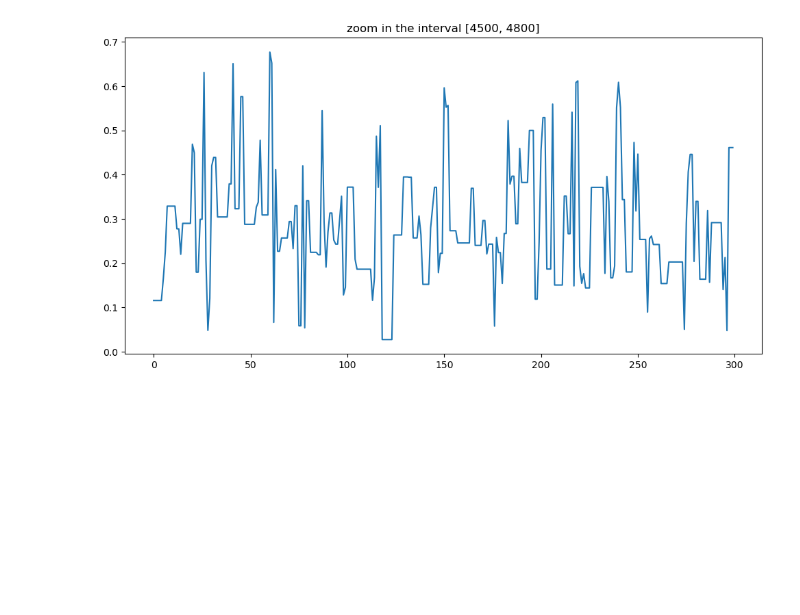
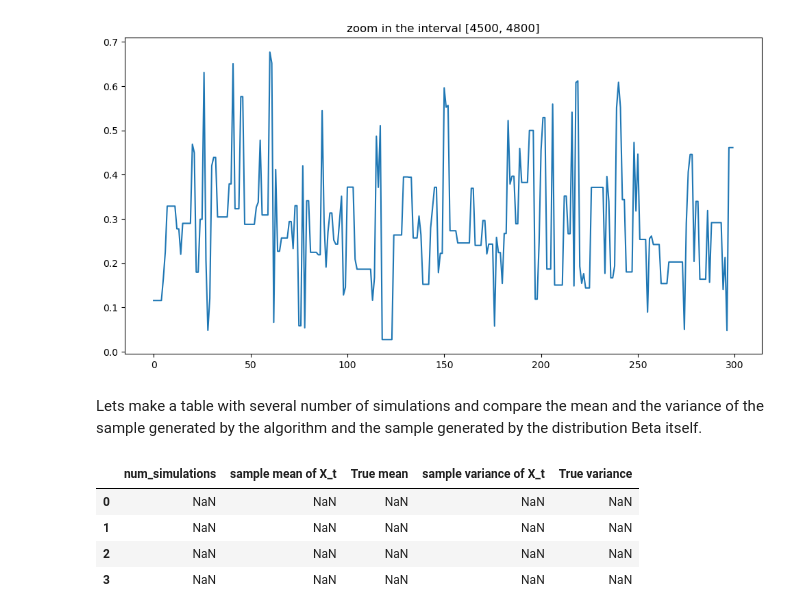
Before and after one commit to binaria010/Markov-Chain-Monte-Carlo, a Jupyter notebook: MetropolisHastingsAlg.ipynb, the cells around one changed output. Drawn from its saved outputs; the diff is of its cells as text; code cells hidden in the pictures; blank space fills up the shorter version.

```diff
--- a/MetropolisHastingsAlg.ipynb
+++ b/MetropolisHastingsAlg.ipynb
@@ -160,3 +160,16 @@ plt.title("zoom in the interval [4500, 4800]")
 plt.show()
 # %% [output]
 [figure]
+# %% [markdown]
+Lets make a table with several number of simulations and compare the mean and the variance of the sample generated by the algorithm and the sample generated by the distribution Beta itself.
+# %%
+Num_iters = [10**2, 10**3, 10**4, 10**5]
+df = pd.DataFrame({}, columns=["num_simulations", "sample mean of X_t", "True mean", "sample variance of X_t", "True variance"], index= np.arange(len(Num_iters)))
+
+df
+# %% [output]
+|  | num_simulations | sample mean of X_t | True mean | sample variance of X_t | True variance |
+| 0 | NaN | NaN | NaN | NaN | NaN |
+| 1 | NaN | NaN | NaN | NaN | NaN |
+| 2 | NaN | NaN | NaN | NaN | NaN |
+| 3 | NaN | NaN | NaN | NaN | NaN |
```
Also changed, not shown: parts of 2 cells of this notebook.
